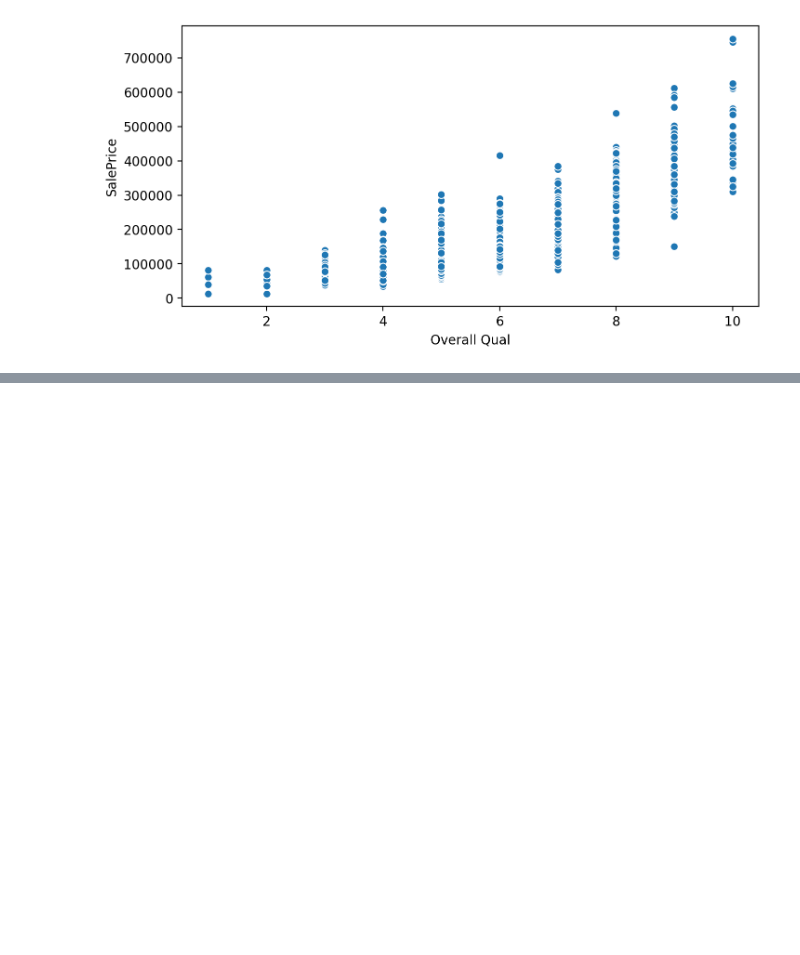
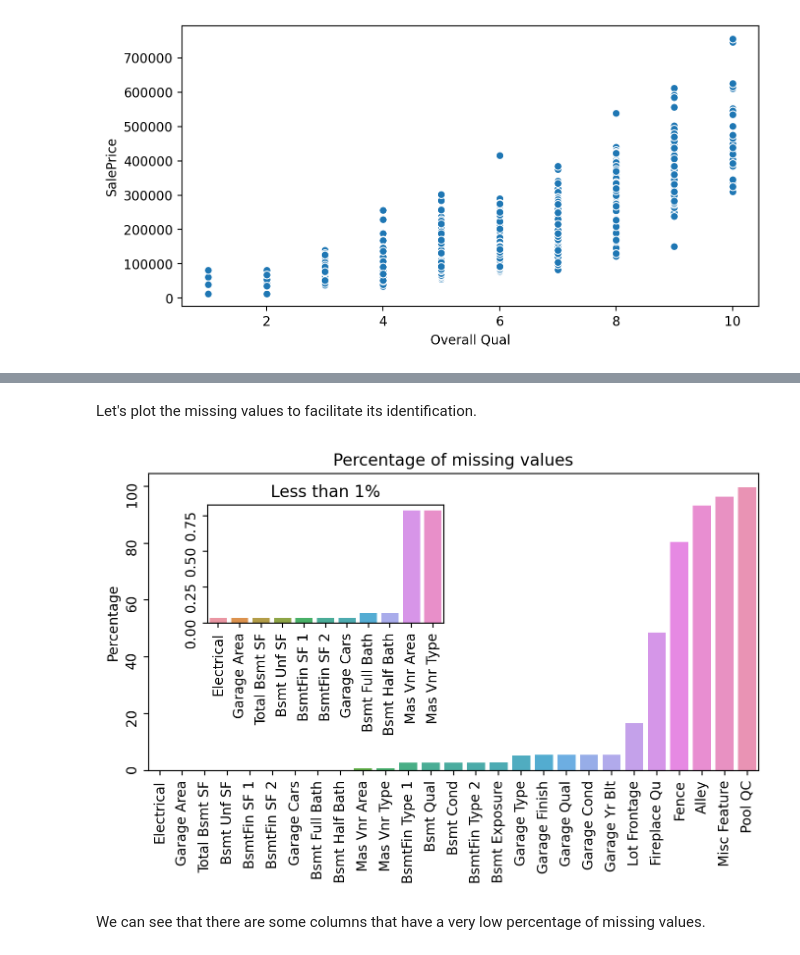
Before and after one commit to rbhubert/machine-learning-overview, a Jupyter notebook: linear regression.ipynb, the cells around one changed output, grey strips where cells are left out. Drawn from its saved outputs; the diff is of its cells as text; code cells hidden in the pictures; blank space fills up the shorter version.

Commit message:
missing values

```diff
--- a/linear regression.ipynb
+++ b/linear regression.ipynb
@@ -15,7 +15,7 @@ import seaborn as sns
 
 Let's first explore the dataset and the SalePrice.
 # %%
-ames_df = pd.read_csv("Ames_Housing_Data.csv")
+ames_df = pd.read_csv("data/Ames_Housing_Data.csv")
 ames_df.head()
 # %% [output]
 |  | PID | MS SubClass | MS Zoning | Lot Frontage | Lot Area | Street | Alley | Lot Shape | Land Contour | ... |
@@ -117,0 +165,3 @@ ames_df.to_csv("Ames_outliers_removed.csv", index = False)
+# %%
+ames_df = ames_df.drop("PID", axis=1)
+ames_df
@@ -117,0 +219,8 @@ ames_df.to_csv("Ames_outliers_removed.csv", index = False)
+# %%
+def percentage_of_missing_values(df):
+    percentage_nan = 100 * df.isnull().sum() / len(df)
+    percentage_nan = percentage_nan[percentage_nan > 0].sort_values()
+    return percentage_nan
+
+percentage_nan = percentage_of_missing_values(ames_df)
+percentage_nan
@@ -117,0 +245,21 @@ ames_df.to_csv("Ames_outliers_removed.csv", index = False)
+# %% [markdown]
+Let's plot the missing values to facilitate its identification.
+# %%
+fig, ax = plt.subplots(figsize=(8,4), dpi=200)
+sns.barplot(x=percentage_nan.index, y=percentage_nan, ax=ax)
+
+ax.set_ylabel('Percentage')
+
+less_than_one_percent = percentage_nan[percentage_nan < 1]
+ax2 = plt.axes([0.2, 0.5, .3, .3])
+sns.barplot(x=less_than_one_percent.index, y=less_than_one_percent, ax=ax2)
+
+ax.set_title('Percentage of missing values')
+ax.tick_params(labelrotation=90)
+
+ax2.set_title('Less than 1%')
+ax2.tick_params(labelrotation=90)
+# %% [output]
+[figure, added]
+# %% [markdown]
+We can see that there are some columns that have a very low percentage of missing values.
```
Also changed, not shown: parts of 51 cells of this notebook.
